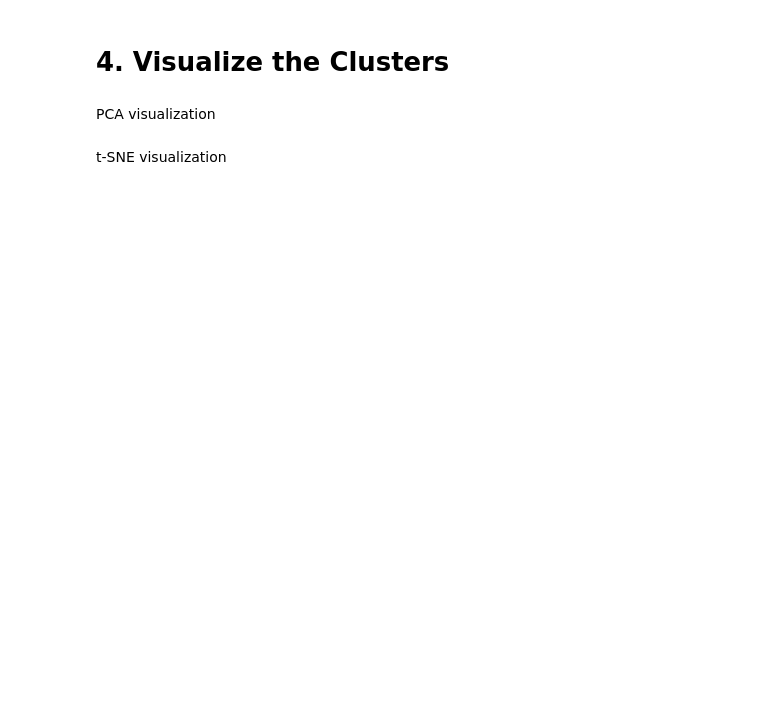
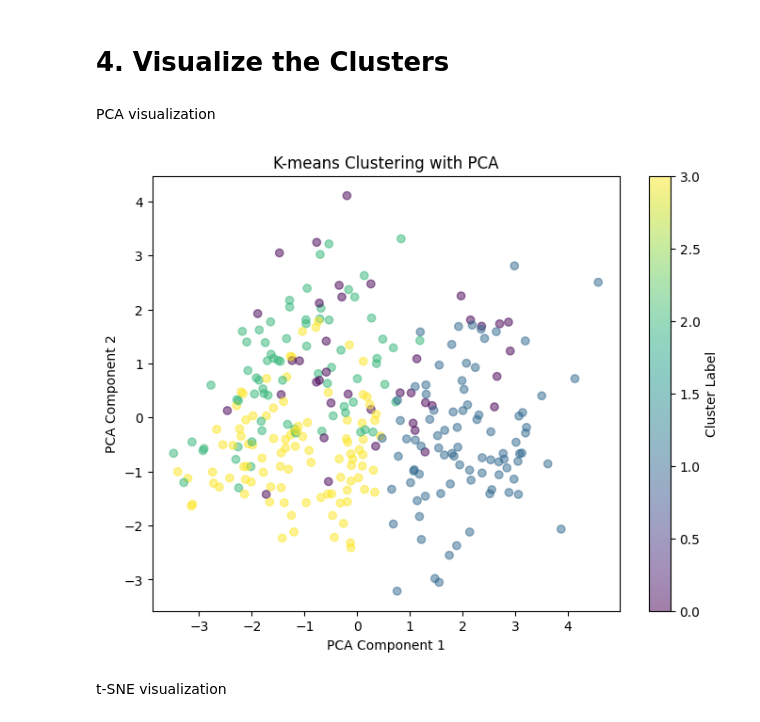
Before and after one commit to Praise-Atadja/heart-disease-analysis, a Jupyter notebook: heart_disease_analysis.ipynb, the cells around one changed output. Saved outputs shown, nothing was run; the diff lists cells and outputs as text; code cells hidden in the pictures; blank space fills up the shorter version.

```diff
--- a/heart_disease_analysis.ipynb
+++ b/heart_disease_analysis.ipynb
@@ -119,7 +120,7 @@ print(df.describe())
 75%      2.000000  166.000000    1.000000    1.600000    2.000000    2.000000
 max      2.000000  202.000000    1.000000    6.200000    3.000000    4.000000
 # %%
-# Handle missing values
+# Handle missing values by replacing '?' with NaN and then dropping rows with NaN values
 df = df.replace('?', np.nan)
 df = df.dropna()
 
@@ -133,9 +134,7 @@ for feature in categorical_features:
         print(f"Could not convert column '{feature}' to integers. Investigating values...")
         print(df[feature].unique())  # Print unique values in the problematic column
 
-
 # Scale the features
-from sklearn.preprocessing import StandardScaler
 scaler = StandardScaler()
 scaled_features = scaler.fit_transform(df.drop('target', axis=1))
 
@@ -145,9 +144,13 @@ df_scaled = pd.DataFrame(scaled_features, columns=df.columns[:-1])
 # Add the target variable
 df_scaled['target'] = df['target']
 
+# Impute missing values with the mean of each column
+imputer = SimpleImputer(strategy='mean')
+df_scaled_imputed = pd.DataFrame(imputer.fit_transform(df_scaled), columns=df_scaled.columns)
+
 # Split the data into features and target
-X = df_scaled.drop('target', axis=1)
-y = df_scaled['target']
+X = df_scaled_imputed.drop('target', axis=1)
+y = df_scaled_imputed['target']
 # %% [output]
 Could not convert column 'ca' to integers. Investigating values...
 ['0.0' '3.0' '2.0' '1.0']
@@ -173,7 +176,11 @@ plt.show()
 # %% [markdown]
 Apply K-means clustering
 # %%
-# Apply K-means clustering
-kmeans = KMeans(n_clusters=3, random_state=42)
-kmeans_labels = kmeans.fit_predict(df_scaled)
+# Apply K-means clustering with explicit n_init parameter
+kmeans = KMeans(n_clusters=4, n_init=10, random_state=42)
+kmeans_labels = kmeans.fit_predict(X)
+
+# Output the KMeans labels
+print("K-means clustering labels:")
+print(kmeans_labels)
 # %% [output]
@@ -198,12 +247,17 @@ PCA visualization
 # %%
 # PCA visualization
 pca = PCA(n_components=2)
-pca_result = pca.fit_transform(df_scaled)
+pca_result = pca.fit_transform(X)
 
 plt.figure(figsize=(8, 6))
 plt.scatter(pca_result[:, 0], pca_result[:, 1], c=kmeans_labels, cmap='viridis', alpha=0.5)
 plt.title('K-means Clustering with PCA')
+plt.xlabel('PCA Component 1')
+plt.ylabel('PCA Component 2')
+plt.colorbar(label='Cluster Label')
 plt.show()
+# %% [output]
+[figure, added]
 # %% [markdown]
 t-SNE visualization
 # %%
```
Also changed, not shown: parts of 8 cells of this notebook.
